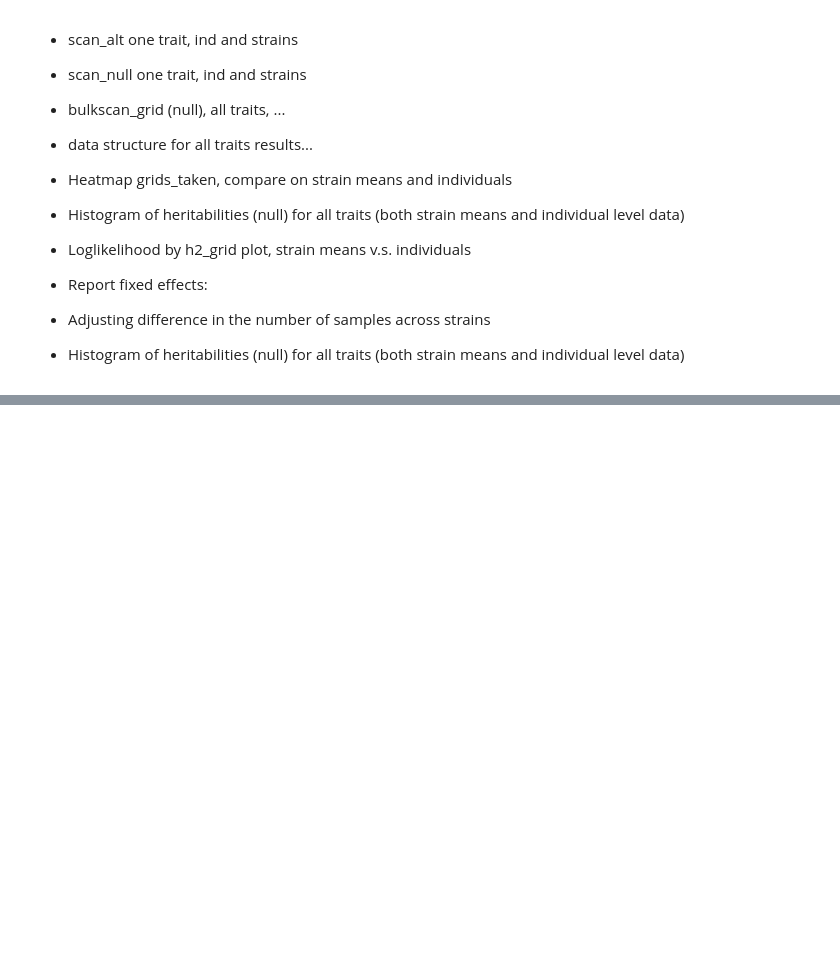
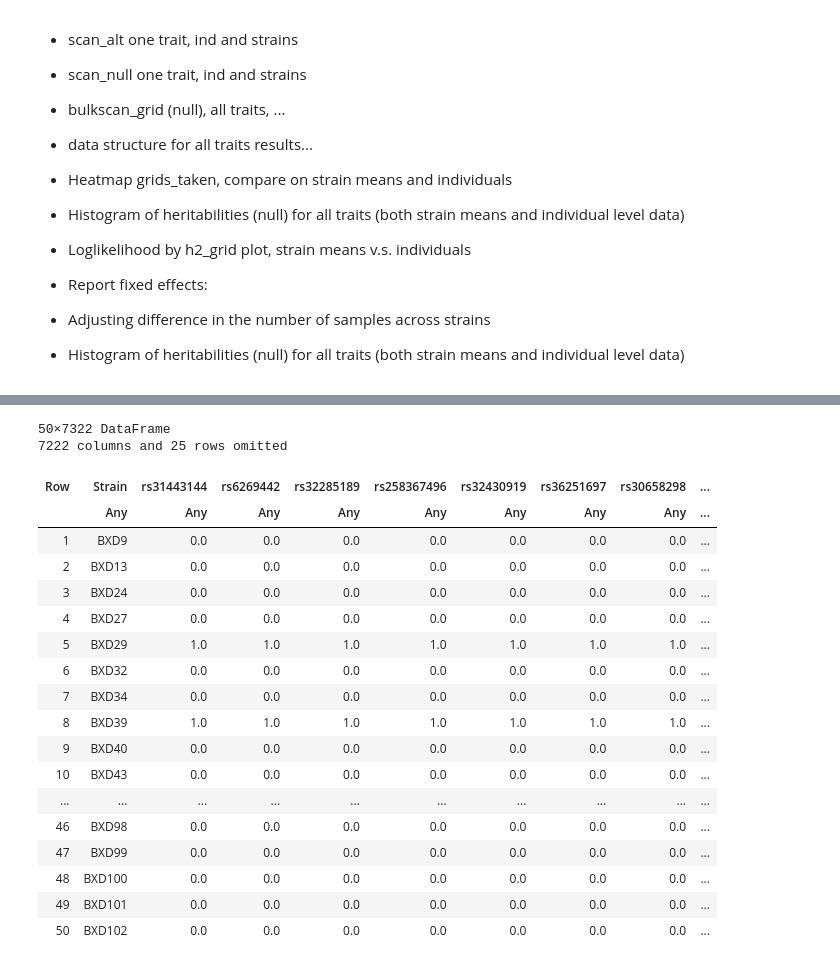
Before and after one commit to learningMalanya/BulkLMM_Analyses, a Jupyter notebook: BXDLongevity/DA-BXDLongevity.ipynb, the cells around one changed output, grey strips where cells are left out. Cells and saved outputs as stored; diff of their text form; code cells hidden in the pictures; blank space fills up the shorter version.

```diff
--- a/BXDLongevity/DA-BXDLongevity.ipynb
+++ b/BXDLongevity/DA-BXDLongevity.ipynb
@@ -926,0 +1087,4 @@ BenchmarkTools.Trial: 1 sample with 1 evaluation.
+# %%
+geno_strains_summary = hcat(unique(BXD_geno_summary_df.Strain), geno_strains);
+BXD_geno_strains_summary_df = DataFrame(geno_strains_summary, vcat("Strain", names(BXD_geno_summary_df)[4:end]));
+BXD_geno_strains_summary_df[1:10, 1:10]
@@ -981,0 +1224,23 @@ pwd()
+# %%
+BXD_geno_strains_summary_df
+# %% [output]
+50×7322 DataFrame
+7222 columns and 25 rows omitted
+| Row | Strain | rs31443144 | rs6269442 | rs32285189 | rs258367496 | rs32430919 | rs36251697 | rs30658298 | ... |
+|  | Any | Any | Any | Any | Any | Any | Any | Any | ... |
+| 1 | BXD9 | 0.0 | 0.0 | 0.0 | 0.0 | 0.0 | 0.0 | 0.0 | ... |
+| 2 | BXD13 | 0.0 | 0.0 | 0.0 | 0.0 | 0.0 | 0.0 | 0.0 | ... |
+| 3 | BXD24 | 0.0 | 0.0 | 0.0 | 0.0 | 0.0 | 0.0 | 0.0 | ... |
+| 4 | BXD27 | 0.0 | 0.0 | 0.0 | 0.0 | 0.0 | 0.0 | 0.0 | ... |
+| 5 | BXD29 | 1.0 | 1.0 | 1.0 | 1.0 | 1.0 | 1.0 | 1.0 | ... |
+| 6 | BXD32 | 0.0 | 0.0 | 0.0 | 0.0 | 0.0 | 0.0 | 0.0 | ... |
+| 7 | BXD34 | 0.0 | 0.0 | 0.0 | 0.0 | 0.0 | 0.0 | 0.0 | ... |
+| 8 | BXD39 | 1.0 | 1.0 | 1.0 | 1.0 | 1.0 | 1.0 | 1.0 | ... |
+| 9 | BXD40 | 0.0 | 0.0 | 0.0 | 0.0 | 0.0 | 0.0 | 0.0 | ... |
+| 10 | BXD43 | 0.0 | 0.0 | 0.0 | 0.0 | 0.0 | 0.0 | 0.0 | ... |
+| ... | ... | ... | ... | ... | ... | ... | ... | ... | ... |
+| 46 | BXD98 | 0.0 | 0.0 | 0.0 | 0.0 | 0.0 | 0.0 | 0.0 | ... |
+| 47 | BXD99 | 0.0 | 0.0 | 0.0 | 0.0 | 0.0 | 0.0 | 0.0 | ... |
+| 48 | BXD100 | 0.0 | 0.0 | 0.0 | 0.0 | 0.0 | 0.0 | 0.0 | ... |
+| 49 | BXD101 | 0.0 | 0.0 | 0.0 | 0.0 | 0.0 | 0.0 | 0.0 | ... |
+| 50 | BXD102 | 0.0 | 0.0 | 0.0 | 0.0 | 0.0 | 0.0 | 0.0 | ... |
```
Also changed, not shown: parts of 53 cells of this notebook, 1 other file.
